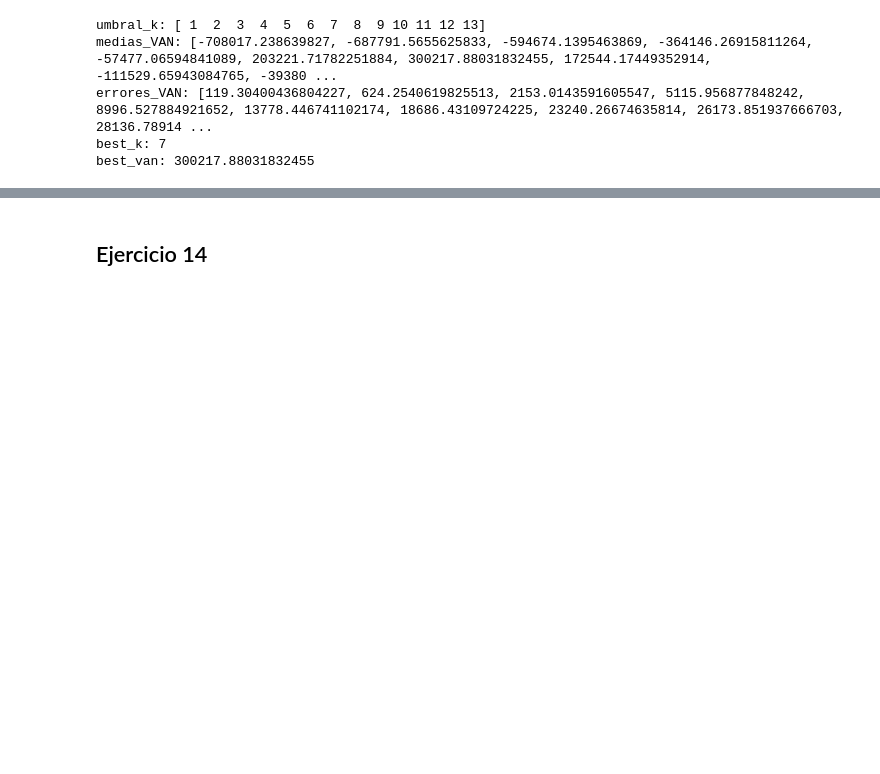
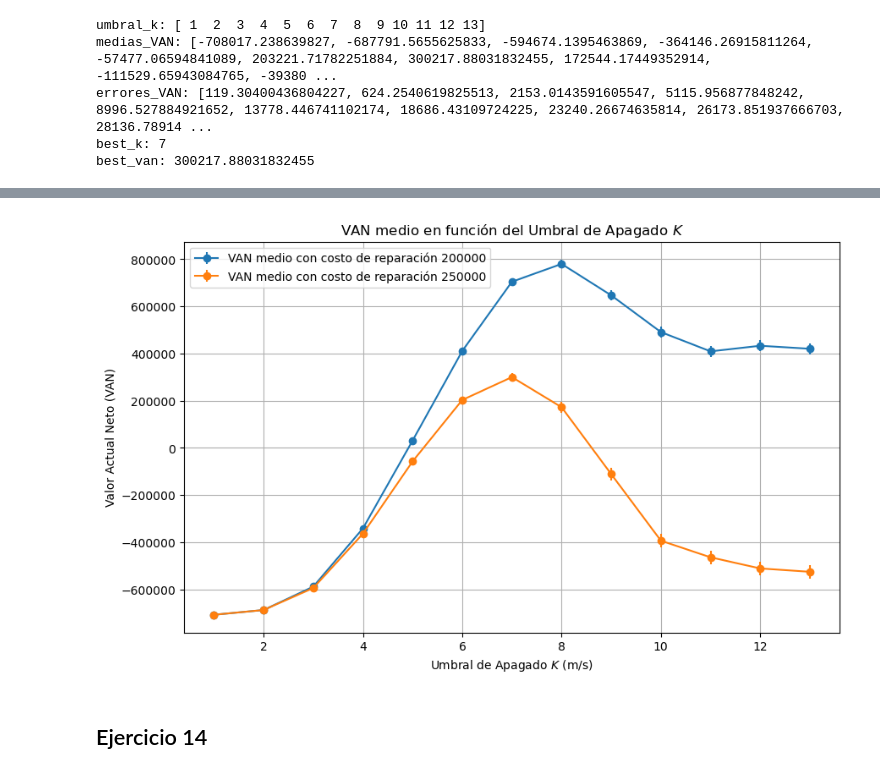
Before and after one commit to catadolhare/tp1_aplicaciones_cauzzo_dolhare_ekes_squillari, a Jupyter notebook: tp1.ipynb, the cells around one changed output, grey strips where cells are left out. Drawn from its saved outputs; the diff is of its cells as text; code cells hidden in the pictures; blank space fills up the shorter version.

```diff
--- a/tp1.ipynb
+++ b/tp1.ipynb
@@ -816,3 +859,15 @@ best_van: 300217.88031832455
+# %%
+plt.figure(figsize=(10, 6))
+plt.errorbar(umbral_k, medias_VAN, yerr=errores_VAN, fmt='-o', label='VAN medio con costo de reparación 200000')
+plt.errorbar(umbral_k_2, medias_VAN_2, yerr=errores_VAN_2, fmt='-o', label='VAN medio con costo de reparación 250000')
+plt.title('VAN medio en función del Umbral de Apagado $K$')
+plt.xlabel('Umbral de Apagado $K$ (m/s)')
+plt.ylabel('Valor Actual Neto (VAN)')
+plt.grid(True)
+plt.legend()
+plt.show()
+# %% [output]
+[figure, added]
 # %% [markdown]
 ## Ejercicio 14
 # %%
```
Also changed, not shown: parts of 27 cells of this notebook.
